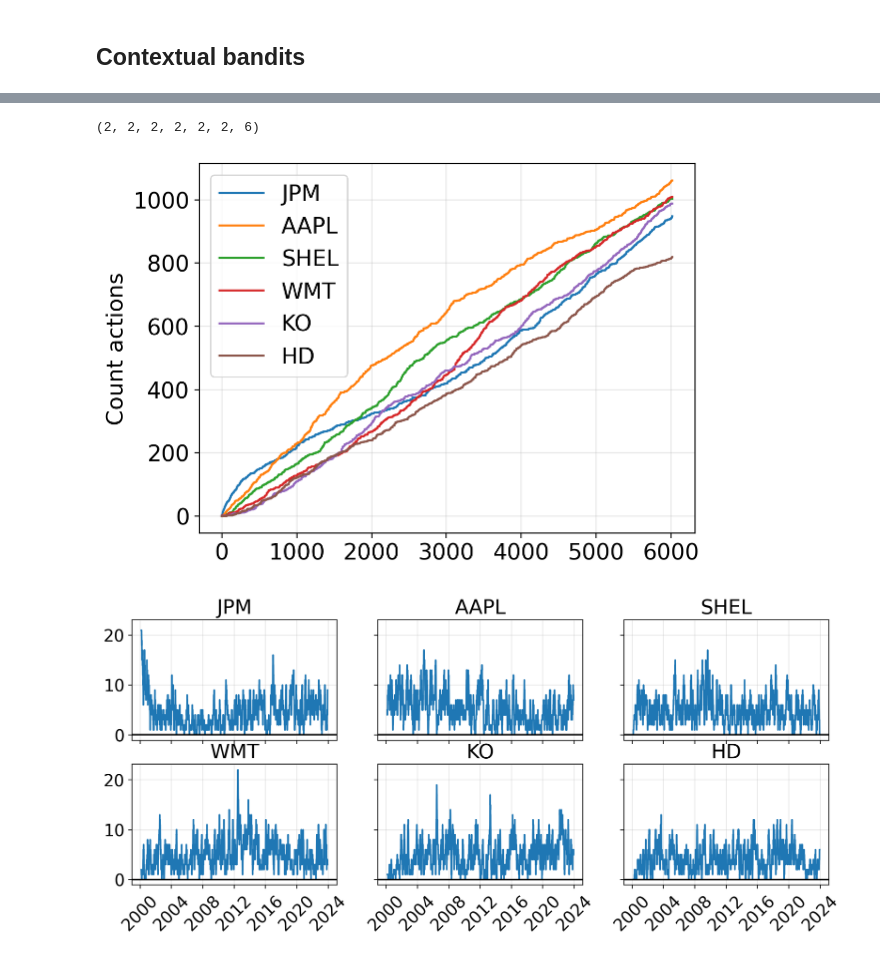
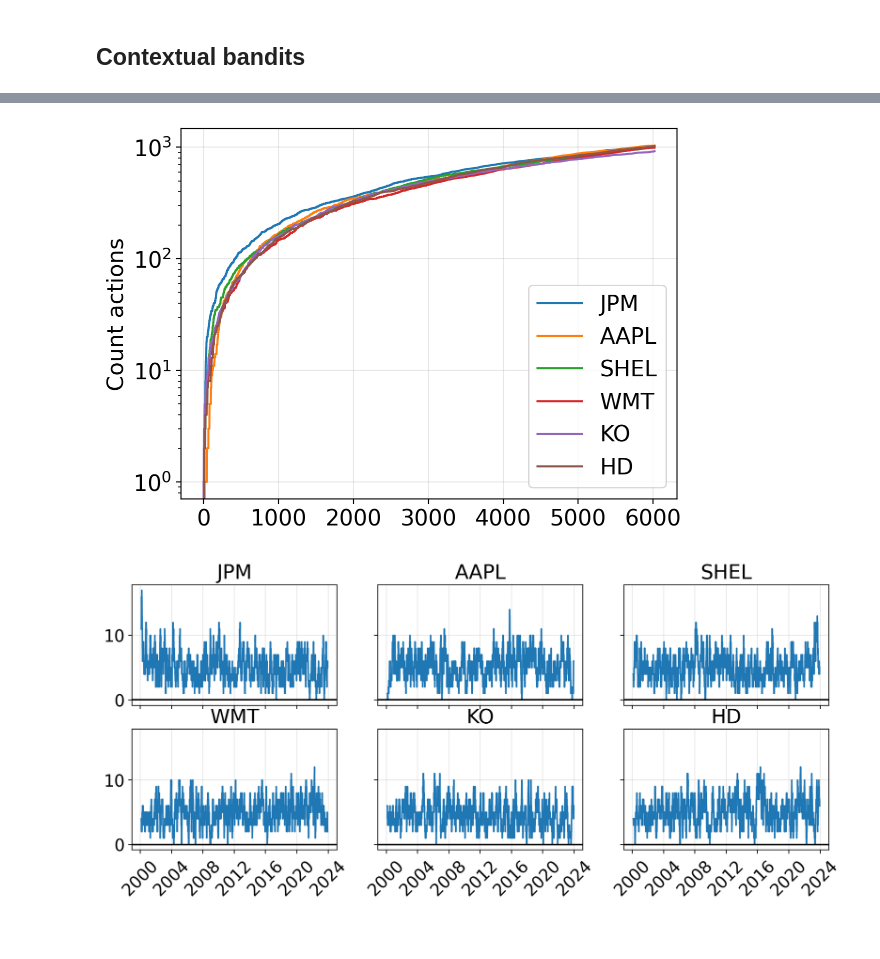
Before and after one commit to sapienzaio/online-ml-finance, a Jupyter notebook: 06-reinforcement-learning/epsilon-greedy-strategy.ipynb, the cells around one changed output, grey strips where cells are left out. Saved outputs shown, nothing was run; the diff lists cells and outputs as text; code cells hidden in the pictures.

```diff
--- a/06-reinforcement-learning/epsilon-greedy-strategy.ipynb
+++ b/06-reinforcement-learning/epsilon-greedy-strategy.ipynb
@@ -98,5 +98,5 @@ $$
 # %%
-n_bandits = len(assets) + 1
+n_bandits = len(assets)
 count_v = jnp.zeros(n_bandits)
 value_v = jnp.zeros(n_bandits)
 # %%
@@ -214,3 +239,20 @@ plt.xlim(0, 6000);
+# %%
+def epsilon_ewm_step(state, returns, epsilon, alpha):
+    key_choice, key_arm = jax.random.split(state.key)
+    is_greedy = jax.random.bernoulli(key_choice, p=1 - epsilon)
+    random_choice = jax.random.choice(key_arm, n_bandits)
+
+    action = state.value.argmax() * is_greedy + random_choice * (1 - is_greedy)
+    reward = returns[action]
+
+    new_value = state.value[action] + alpha * (reward - state.value[action])
+
+    state = state.replace(
+        value=state.value.at[action].set(new_value),
+        key=jax.random.split(state.key)[1]
+    )
+
+    return state, (reward, action, state.value)
 # %%
 def returns_bandit(key, data, alpha, epsilon):
     _, n_arms = data.shape
@@ -229,7 +271,8 @@ def returns_bandit_sims(key, data, alpha, epsilon, n_sims):
     returns = vmap_returns(keys, data, alpha, epsilon)
     return returns
 # %%
-(sims, actions) = returns_bandit_sims(key, returns, alpha=0.8, epsilon=0.25, n_sims=50)
+(sims, actions, value_hist) = returns_bandit_sims(key, returns, alpha=0.8, epsilon=0.25, n_sims=50)
+(sims, actions, value_hist) = returns_bandit_sims(key, returns, alpha=0.5, epsilon=0.82, n_sims=50)
 final_reward = sims.sum(axis=1)
 final_reward
 # %% [output]
@@ -339,14 +394,6 @@ def contextual_epsilon_ewm_step(state, xs, epsilon, alpha):
     )
 
     return state, (reward, action)
-# %%
-value = jnp.zeros(
-    (*(2,) * 6, 6)
-)
-
-value.shape
-# %% [output]
-(2, 2, 2, 2, 2, 2, 6)
 # %%
 def returns_bandit(key, rewards, context, alpha, epsilon):
     _, n_arms = data.shape
@@ -358,19 +405,20 @@ def returns_bandit(key, rewards, context, alpha, epsilon):
     state_final, (returns_bandit, actions) = jax.lax.scan(partial(contextual_epsilon_ewm_step, epsilon=epsilon, alpha=alpha), state, xs)
     return returns_bandit, actions
 # %%
-res, actions = returns_bandit(key, returns[1:], context[:-1], alpha=0.8, epsilon=0.25)
-actions_ohe = jax.nn.one_hot(actions, 6)
+res, actions = returns_bandit(key, returns[1:], context[:-1], alpha=0.5, epsilon=0.75)
+actions_ohe = jax.nn.one_hot(actions, len(assets))
 # %%
 plt.plot(actions_ohe.cumsum(axis=0), label=assets)
 plt.legend()
 plt.ylabel("Count actions")
+plt.yscale("log")
 plt.grid(alpha=0.3)
 # %% [output]
-[figure, old version]
+[figure, new version]
 # %%
 fig, ax = plt.subplots(2, 3, sharex=True, sharey=True, figsize=(12, 4.6))
 ax = ax.ravel()
-v = pd.DataFrame(actions_ohe, index=datasets.index[6:]).rolling(30).sum()
+v = pd.DataFrame(actions_ohe, index=datasets.index[2:]).rolling(30).sum()
 for i, axi in enumerate(ax):
     axi.set_title(assets[i])
     axi.plot(v[i])
@@ -379,5 +427,5 @@ for i, axi in enumerate(ax):
     plt.sca(axi)
     plt.xticks(rotation=45)
 # %% [output]
-[figure, old version]
+[figure, new version]
 # %%
```
Also changed, not shown: parts of 26 cells of this notebook.
